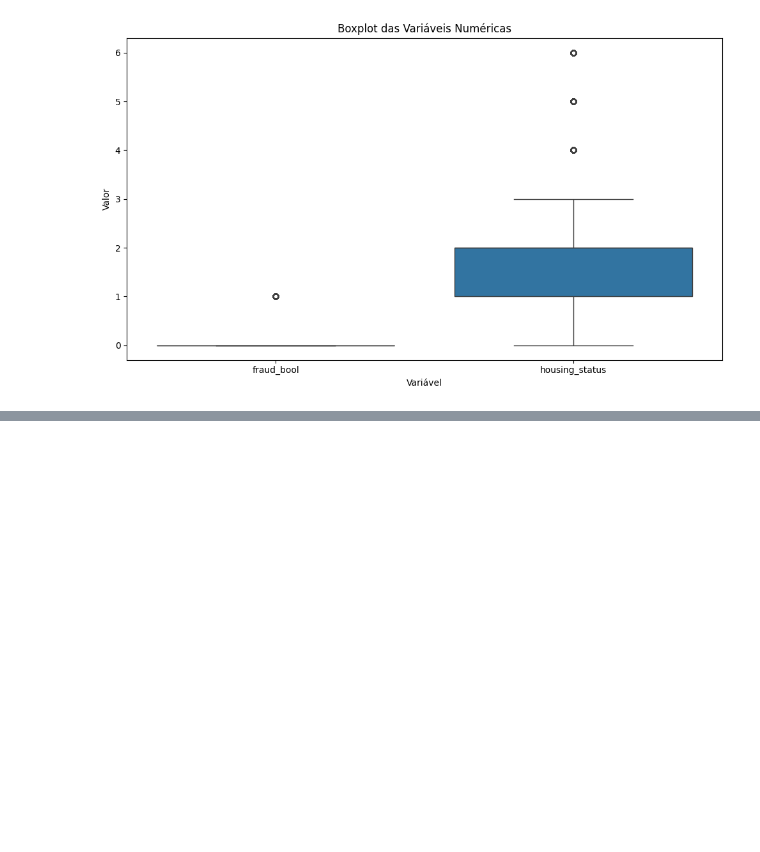
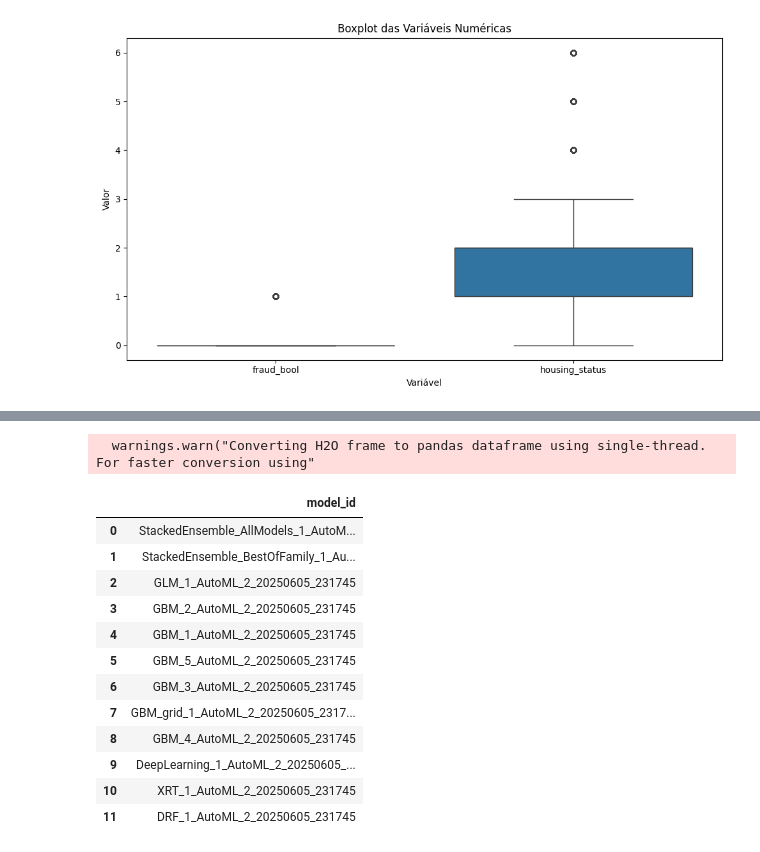
Before and after one commit to darthVarada/Fraudes-Financeiras, a Jupyter notebook: estudo.ipynb, the cells around one changed output, grey strips where cells are left out. Cells and saved outputs as stored; diff of their text form; code cells hidden in the pictures; blank space fills up the shorter version.

```diff
--- a/estudo.ipynb
+++ b/estudo.ipynb
@@ -359,0 +484,17 @@ plt.show()
+# %%
+aml.leaderboard['model_id'].as_data_frame()
+# %% [output]
+  warnings.warn("Converting H2O frame to pandas dataframe using single-thread.  For faster conversion using"
+|  | model_id |
+| 0 | StackedEnsemble_AllModels_1_AutoM... |
+| 1 | StackedEnsemble_BestOfFamily_1_Au... |
+| 2 | GLM_1_AutoML_2_20250605_231745 |
+| 3 | GBM_2_AutoML_2_20250605_231745 |
+| 4 | GBM_1_AutoML_2_20250605_231745 |
+| 5 | GBM_5_AutoML_2_20250605_231745 |
+| 6 | GBM_3_AutoML_2_20250605_231745 |
+| 7 | GBM_grid_1_AutoML_2_20250605_2317... |
+| 8 | GBM_4_AutoML_2_20250605_231745 |
+| 9 | DeepLearning_1_AutoML_2_20250605_... |
+| 10 | XRT_1_AutoML_2_20250605_231745 |
+| 11 | DRF_1_AutoML_2_20250605_231745 |
```
Also changed, not shown: parts of 11 cells of this notebook, 3 other files.
